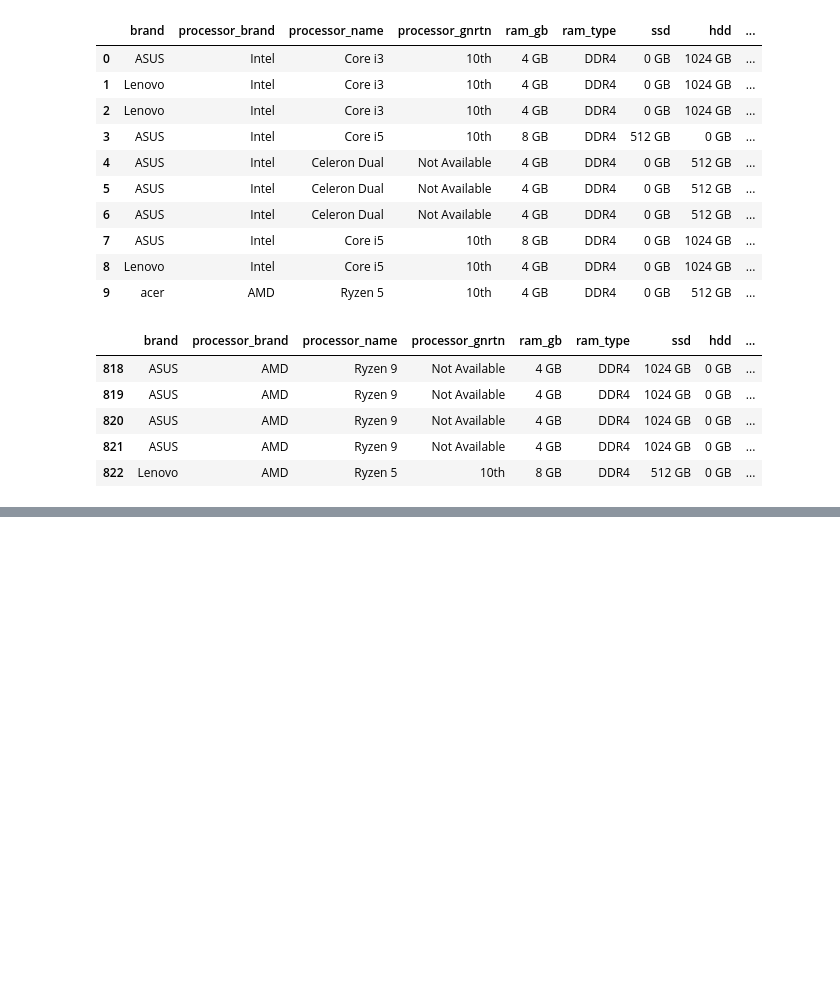
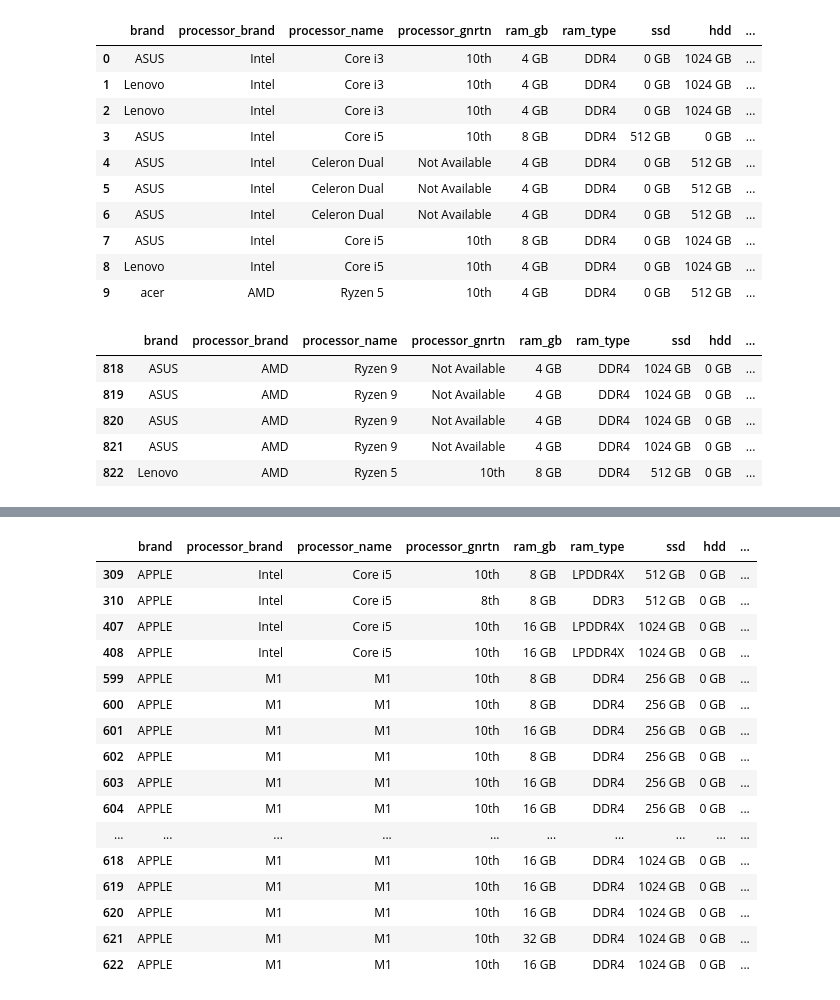
Before and after one commit to arybadj/python_code, a Jupyter notebook: pandas.ipynb, the cells around one changed output, grey strips where cells are left out. Drawn from its saved outputs; the diff is of its cells as text; code cells hidden in the pictures; blank space fills up the shorter version.

```diff
--- a/pandas.ipynb
+++ b/pandas.ipynb
@@ -44,0 +212,21 @@ df.tail()
+# %%
+#multiple condition
+df[(df['Price']>=80000)&(df['brand']=='APPLE')]
+# %% [output]
+|  | brand | processor_brand | processor_name | processor_gnrtn | ram_gb | ram_type | ssd | hdd | ... |
+| 309 | APPLE | Intel | Core i5 | 10th | 8 GB | LPDDR4X | 512 GB | 0 GB | ... |
+| 310 | APPLE | Intel | Core i5 | 8th | 8 GB | DDR3 | 512 GB | 0 GB | ... |
+| 407 | APPLE | Intel | Core i5 | 10th | 16 GB | LPDDR4X | 1024 GB | 0 GB | ... |
+| 408 | APPLE | Intel | Core i5 | 10th | 16 GB | LPDDR4X | 1024 GB | 0 GB | ... |
+| 599 | APPLE | M1 | M1 | 10th | 8 GB | DDR4 | 256 GB | 0 GB | ... |
+| 600 | APPLE | M1 | M1 | 10th | 8 GB | DDR4 | 256 GB | 0 GB | ... |
+| 601 | APPLE | M1 | M1 | 10th | 16 GB | DDR4 | 256 GB | 0 GB | ... |
+| 602 | APPLE | M1 | M1 | 10th | 8 GB | DDR4 | 256 GB | 0 GB | ... |
+| 603 | APPLE | M1 | M1 | 10th | 16 GB | DDR4 | 256 GB | 0 GB | ... |
+| 604 | APPLE | M1 | M1 | 10th | 16 GB | DDR4 | 256 GB | 0 GB | ... |
+| ... | ... | ... | ... | ... | ... | ... | ... | ... | ... |
+| 618 | APPLE | M1 | M1 | 10th | 16 GB | DDR4 | 1024 GB | 0 GB | ... |
+| 619 | APPLE | M1 | M1 | 10th | 16 GB | DDR4 | 1024 GB | 0 GB | ... |
+| 620 | APPLE | M1 | M1 | 10th | 16 GB | DDR4 | 1024 GB | 0 GB | ... |
+| 621 | APPLE | M1 | M1 | 10th | 32 GB | DDR4 | 1024 GB | 0 GB | ... |
+| 622 | APPLE | M1 | M1 | 10th | 16 GB | DDR4 | 1024 GB | 0 GB | ... |
```
Also changed, not shown: parts of 15 cells of this notebook, 1 other file.
